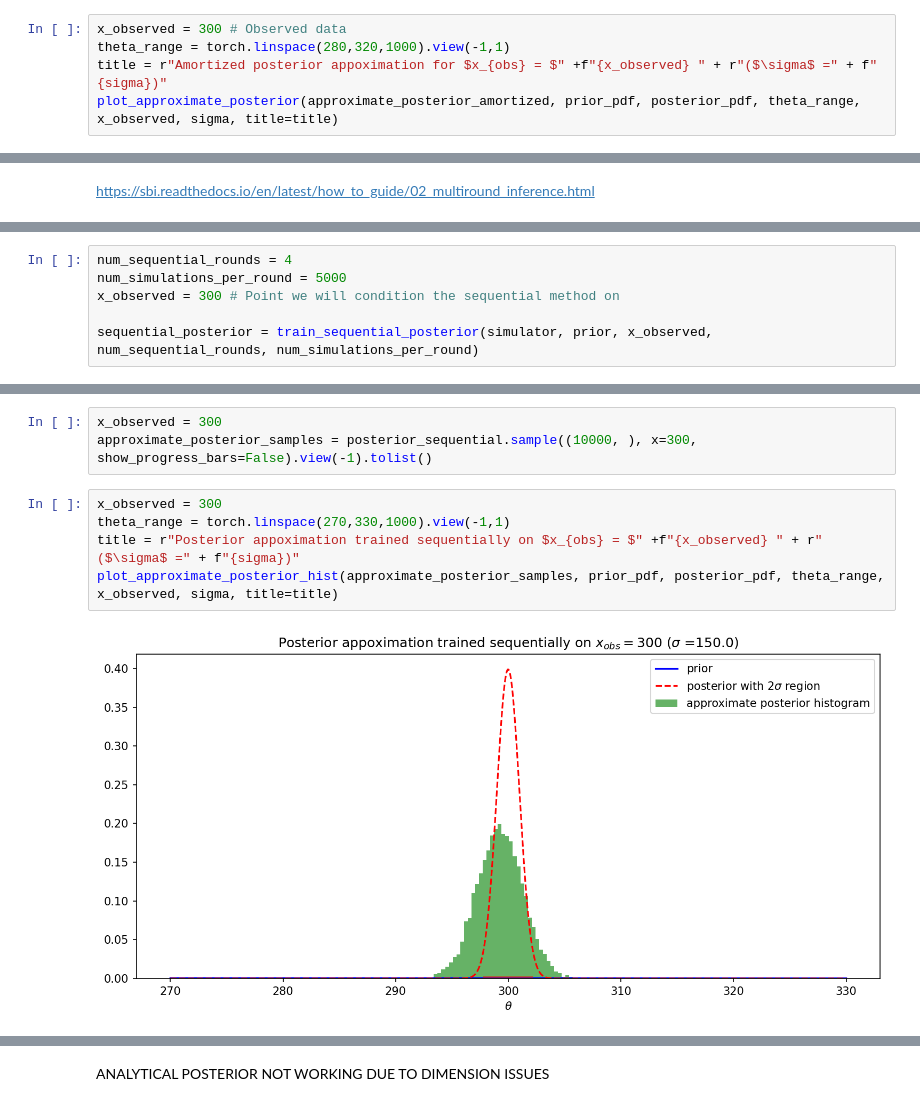
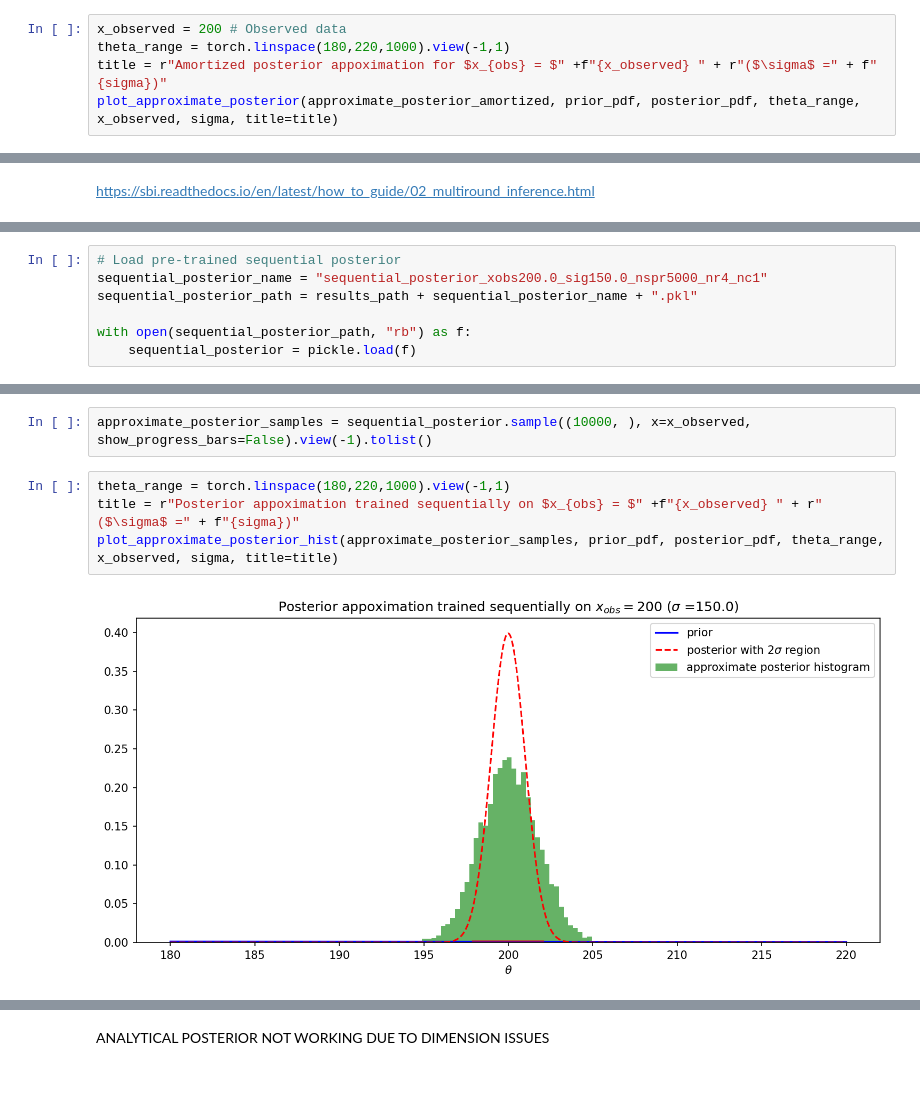
Before and after one commit to kaisamaroo/SBC-SBI, a Jupyter notebook: notebooks/toy_examples/norm_norm_diffuse_1d/npe_a.ipynb, the cells around one changed output, grey strips where cells are left out. Saved outputs shown, nothing was run; the diff lists cells and outputs as text.

```diff
--- a/notebooks/toy_examples/norm_norm_diffuse_1d/npe_a.ipynb
+++ b/notebooks/toy_examples/norm_norm_diffuse_1d/npe_a.ipynb
@@ -59,8 +59,8 @@ plot_approximate_posterior(approximate_posterior_amortized, prior_pdf, posterior
 # %% [output]
 [figure]
 # %%
-x_observed = 300 # Observed data
-theta_range = torch.linspace(280,320,1000).view(-1,1)
+x_observed = 200 # Observed data
+theta_range = torch.linspace(180,220,1000).view(-1,1)
 title = r"Amortized posterior appoximation for $x_{obs} = $" +f"{x_observed} " + r"($\sigma$ =" + f"{sigma})"
 plot_approximate_posterior(approximate_posterior_amortized, prior_pdf, posterior_pdf, theta_range, x_observed, sigma, title=title)
 # %% [output]
@@ -120,6 +101,0 @@ def train_sequential_posterior(simulator, prior, x_observed, num_sequential_roun
-# %%
-num_sequential_rounds = 4
-num_simulations_per_round = 5000
-x_observed = 300 # Point we will condition the sequential method on
-
-sequential_posterior = train_sequential_posterior(simulator, prior, x_observed, num_sequential_rounds, num_simulations_per_round)
@@ -131 +102,8 @@ sequential_posterior = train_sequential_posterior(simulator, prior, x_observed,
+# %%
+# Load pre-trained sequential posterior
+sequential_posterior_name = "sequential_posterior_xobs200.0_sig150.0_nspr5000_nr4_nc1"
+sequential_posterior_path = results_path + sequential_posterior_name + ".pkl"
+
+with open(sequential_posterior_path, "rb") as f:
+    sequential_posterior = pickle.load(f)
 # %%
@@ -143,12 +120,10 @@ plot_approximate_posterior_hist(approximate_post_samples, prior_pdf, posterior_p
 # %%
-x_observed = 300
-approximate_posterior_samples = posterior_sequential.sample((10000, ), x=300, show_progress_bars=False).view(-1).tolist()
+approximate_posterior_samples = sequential_posterior.sample((10000, ), x=x_observed, show_progress_bars=False).view(-1).tolist()
 # %%
-x_observed = 300
-theta_range = torch.linspace(270,330,1000).view(-1,1)
+theta_range = torch.linspace(180,220,1000).view(-1,1)
 title = r"Posterior appoximation trained sequentially on $x_{obs} = $" +f"{x_observed} " + r"($\sigma$ =" + f"{sigma})"
 plot_approximate_posterior_hist(approximate_posterior_samples, prior_pdf, posterior_pdf, theta_range, x_observed, sigma, title=title)
 # %% [output]
-[figure, old version]
+[figure, new version]
 # %%
 x_range = np.linspace(-300,300,500)
```
Also changed, not shown: parts of 14 cells of this notebook, 7 other files.
